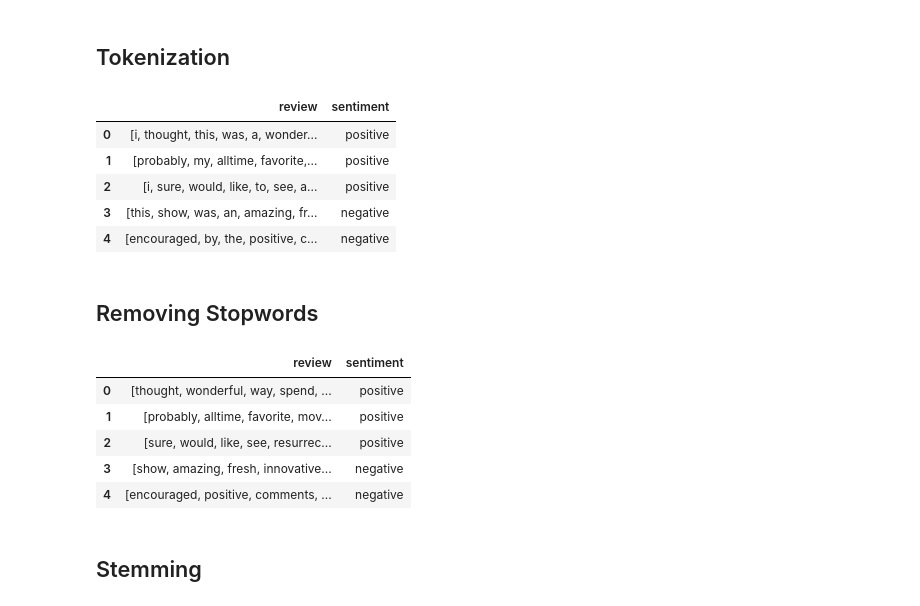
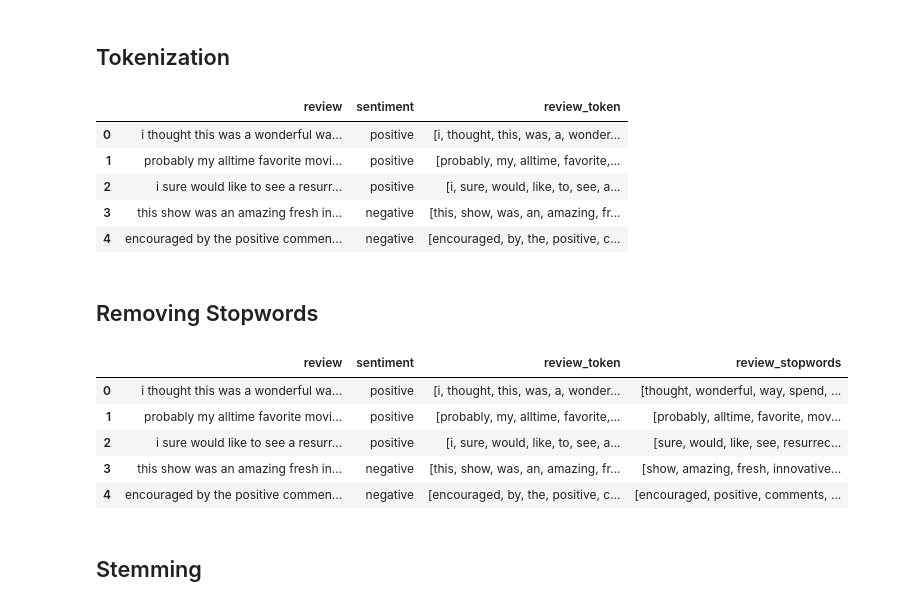
Before and after one commit to VaderSame/IMDB-Dataset, a Jupyter notebook: Project3-200543129_Semal_Shastri.ipynb, the cells around one changed output. Drawn from its saved outputs; the diff is of its cells as text; code cells hidden in the pictures.

Commit message:
added seperate columns for tokenized text , removed stopwords and stemmed text

```diff
--- a/Project3-200543129_Semal_Shastri.ipynb
+++ b/Project3-200543129_Semal_Shastri.ipynb
@@ -127,15 +127,15 @@ def tokenize(text):
     tokens = re.split('\W+', text)
     return tokens
 # %%
-imdb_prelim['review'] = imdb_prelim['review'].apply(tokenize)
+imdb_prelim['review_token'] = imdb_prelim['review'].apply(tokenize)
 imdb_prelim.head()
 # %% [output]
-|  | review | sentiment |
-| 0 | [i, thought, this, was, a, wonder... | positive |
-| 1 | [probably, my, alltime, favorite,... | positive |
-| 2 | [i, sure, would, like, to, see, a... | positive |
-| 3 | [this, show, was, an, amazing, fr... | negative |
-| 4 | [encouraged, by, the, positive, c... | negative |
+|  | review | sentiment | review_token |
+| 0 | i thought this was a wonderful wa... | positive | [i, thought, this, was, a, wonder... |
+| 1 | probably my alltime favorite movi... | positive | [probably, my, alltime, favorite,... |
+| 2 | i sure would like to see a resurr... | positive | [i, sure, would, like, to, see, a... |
+| 3 | this show was an amazing fresh in... | negative | [this, show, was, an, amazing, fr... |
+| 4 | encouraged by the positive commen... | negative | [encouraged, by, the, positive, c... |
 # %% [markdown]
 ## Removing Stopwords
 # %%
@@ -146,15 +146,15 @@ def remove_stopwords(text):
     re_stp = [word for word in text if word not in stopwords_english]
     return re_stp
 # %%
-imdb_prelim['review'] = imdb_prelim['review'].apply(remove_stopwords)
+imdb_prelim['review_stopwords'] = imdb_prelim['review_token'].apply(remove_stopwords)
 imdb_prelim.head()
 # %% [output]
-|  | review | sentiment |
-| 0 | [thought, wonderful, way, spend, ... | positive |
-| 1 | [probably, alltime, favorite, mov... | positive |
-| 2 | [sure, would, like, see, resurrec... | positive |
-| 3 | [show, amazing, fresh, innovative... | negative |
-| 4 | [encouraged, positive, comments, ... | negative |
+|  | review | sentiment | review_token | review_stopwords |
+| 0 | i thought this was a wonderful wa... | positive | [i, thought, this, was, a, wonder... | [thought, wonderful, way, spend, ... |
+| 1 | probably my alltime favorite movi... | positive | [probably, my, alltime, favorite,... | [probably, alltime, favorite, mov... |
+| 2 | i sure would like to see a resurr... | positive | [i, sure, would, like, to, see, a... | [sure, would, like, see, resurrec... |
+| 3 | this show was an amazing fresh in... | negative | [this, show, was, an, amazing, fr... | [show, amazing, fresh, innovative... |
+| 4 | encouraged by the positive commen... | negative | [encouraged, by, the, positive, c... | [encouraged, positive, comments, ... |
 # %% [markdown]
 ## Stemming
 # %%
```
Also changed, not shown: parts of 1 cell of this notebook.
